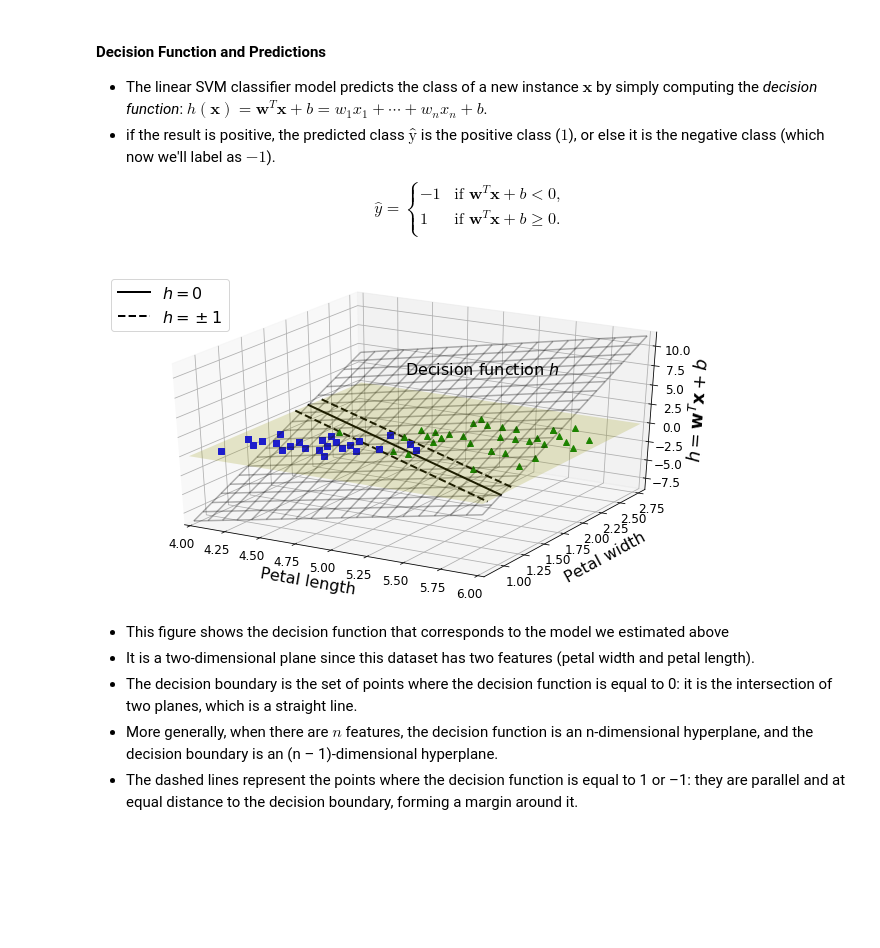
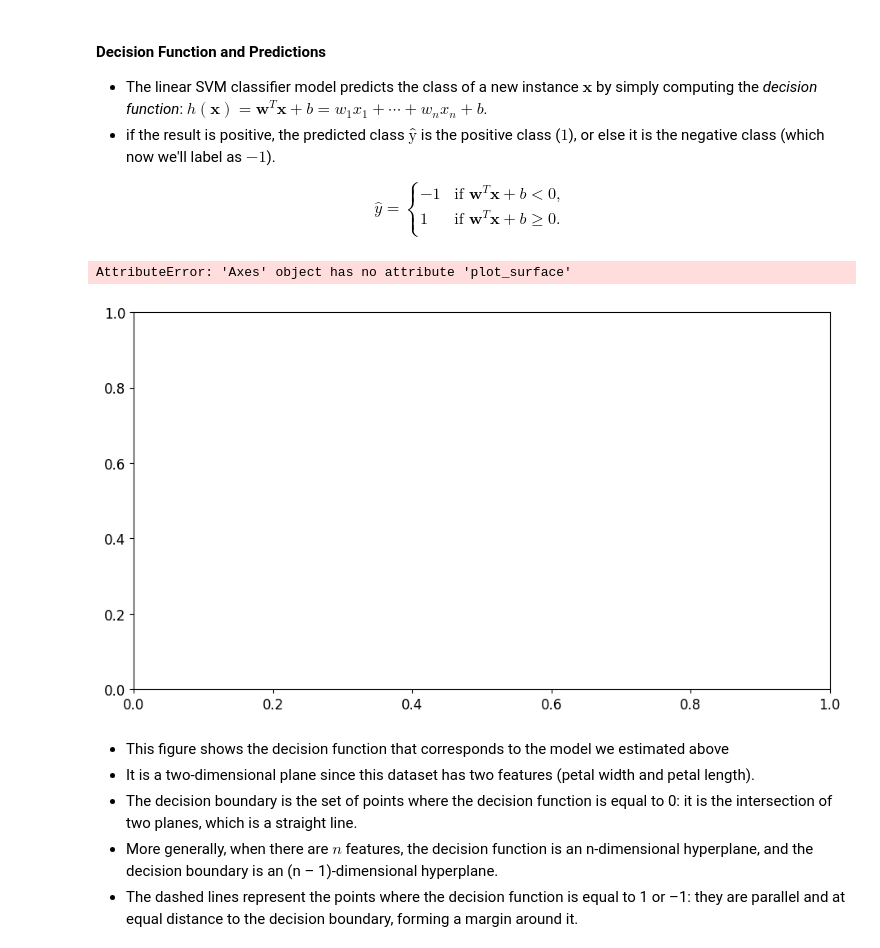
Before and after one commit to LeatherBag011235/ML-course-at-ICEF, a Jupyter notebook: lectures/lecture 4 - Support Vector Machines.ipynb, the cells around one changed output. Saved outputs shown, nothing was run; the diff lists cells and outputs as text; code cells hidden in the pictures; blank space fills up the shorter version.

```diff
--- a/lectures/lecture 4 - Support Vector Machines.ipynb
+++ b/lectures/lecture 4 - Support Vector Machines.ipynb
@@ -796,36 +789,37 @@ def plot_3D_decision_function(ax, w, b, x1_lim=[4, 6], x2_lim=[0.8, 2.8]):
     x1s = np.linspace(x1_lim[0], x1_lim[1], 20)
     x2s = np.linspace(x2_lim[0], x2_lim[1], 20)
     x1, x2 = np.meshgrid(x1s, x2s)
     xs = np.c_[x1.ravel(), x2.ravel()]
     df = (xs.dot(w) + b).reshape(x1.shape)    # decision function
     m = 1 / np.linalg.norm(w)                  # margin size
     boundary_x2s = -x1s*(w[0]/w[1])-b/w[1]     # decision boundary
 
     margin_x2s_1 = -x1s*(w[0]/w[1])-(b-1)/w[1]
     margin_x2s_2 = -x1s*(w[0]/w[1])-(b+1)/w[1]
-    ax.plot_surface(x1s, x2, np.zeros_like(x1), color="y", alpha=0.2, cstride=100, rstride=100)
+    ax.plot_surface(x1s, x2, np.zeros_like(x1), color="y", alpha=0.2, cstride=100, rstride=100, plot_surface='3d')
     ax.plot(x1s, boundary_x2s, 0, "k-", linewidth=2, label=r"$h=0$")
     ax.plot(x1s, margin_x2s_1, 0, "k--", linewidth=2, label=r"$h=\pm 1$")
     ax.plot(x1s, margin_x2s_2, 0, "k--", linewidth=2)
     ax.plot(X_crop[:, 0][y_crop==1], X_crop[:, 1][y_crop==1], 0, "g^")
     ax.plot_wireframe(x1, x2, df, alpha=0.3, color="k")
     ax.plot(X_crop[:, 0][y_crop==0], X_crop[:, 1][y_crop==0], 0, "bs")
     ax.axis(x1_lim + x2_lim)
     ax.text(4.5, 2.5, 3.8, "Decision function $h$", fontsize=16)
     ax.set_xlabel(r"Petal length", fontsize=16, labelpad=10)
     ax.set_ylabel(r"Petal width", fontsize=16, labelpad=10)
     ax.set_zlabel(r"$h = \mathbf{w}^T \mathbf{x} + b$", fontsize=18, labelpad=5)
     ax.legend(loc="upper left", fontsize=16)
 
 fig = plt.figure(figsize=(11, 6))
-ax1 = fig.gca(projection='3d')
+ax1 = fig.gca()
 w = svm_clf2.coef_[0]
 b = svm_clf2.intercept_[0]
 plot_3D_decision_function(ax1, w=w, b=b)
 
 plt.show()
 # %% [output]
+AttributeError: 'Axes' object has no attribute 'plot_surface'
-[figure, old version]
+[figure, new version]
 # %% [markdown]
 - This figure shows the decision function that corresponds to the model we estimated above
 - It is a two-dimensional plane since this dataset has two features (petal width and petal length).
```
Also changed, not shown: parts of 17 cells of this notebook, 1 other file.
